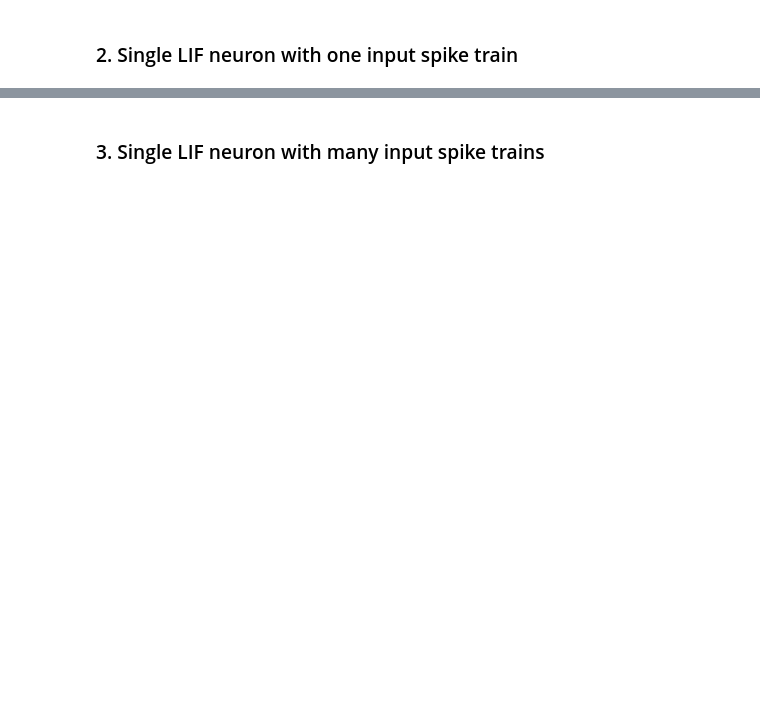
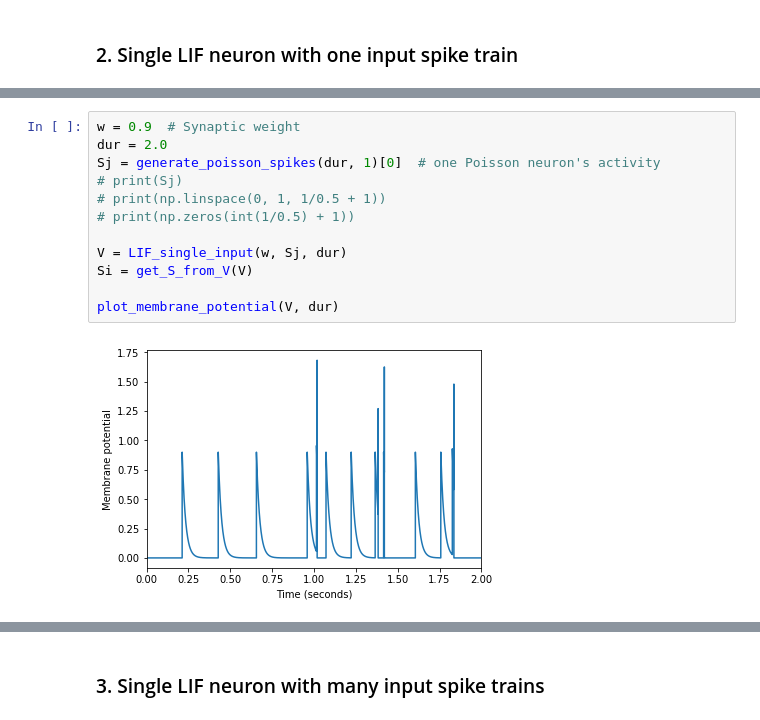
Before and after one commit to ClintonIgwegbu/4G3-Computational-Neuroscience-Assignment-1, a Jupyter notebook: Assignment 1.ipynb, the cells around one changed output, grey strips where cells are left out. Saved outputs shown, nothing was run; the diff lists cells and outputs as text; blank space fills up the shorter version.

```diff
--- a/Assignment 1.ipynb
+++ b/Assignment 1.ipynb
@@ -31,0 +90,14 @@ plot.eventplot(Si)
+# %%
+w = 0.9  # Synaptic weight
+dur = 2.0
+Sj = generate_poisson_spikes(dur, 1)[0]  # one Poisson neuron's activity
+# print(Sj)
+# print(np.linspace(0, 1, 1/0.5 + 1))
+# print(np.zeros(int(1/0.5) + 1))
+
+V = LIF_single_input(w, Sj, dur)
+Si = get_S_from_V(V)
+
+plot_membrane_potential(V, dur)
+# %% [output]
+[figure, added]
```
Also changed, not shown: parts of 12 cells of this notebook.
